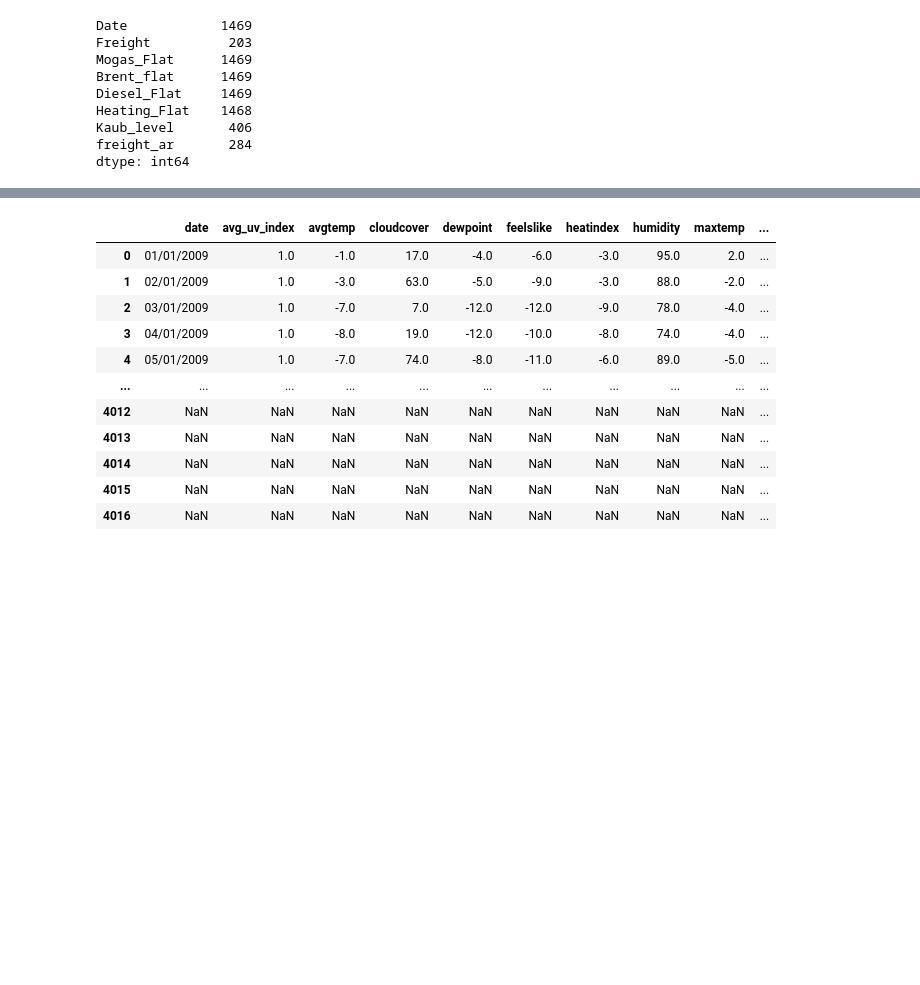
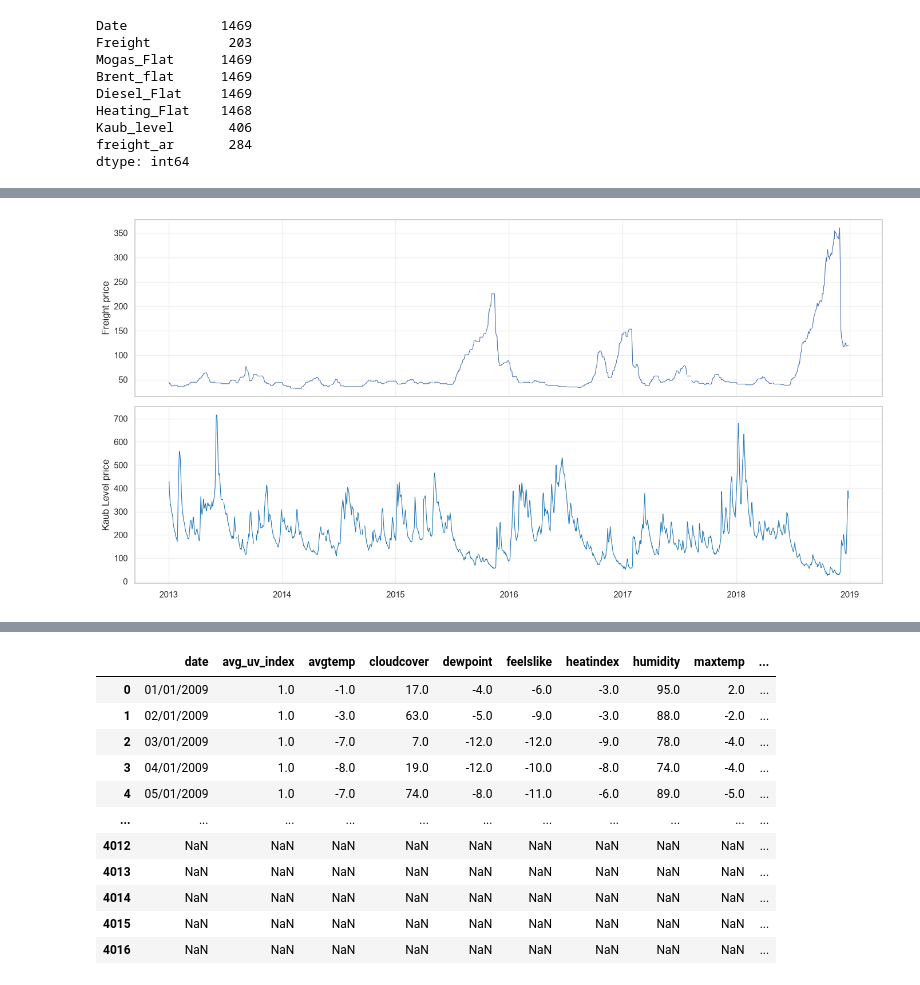
Before and after one commit to pejoCloser/Freight_Challenge, a Jupyter notebook: notebooks/01_EDA.ipynb, the cells around one changed output, grey strips where cells are left out. Drawn from its saved outputs; the diff is of its cells as text; code cells hidden in the pictures; blank space fills up the shorter version.

```diff
--- a/notebooks/01_EDA.ipynb
+++ b/notebooks/01_EDA.ipynb
@@ -118,0 +134,9 @@ dtype: int64
+# %%
+
+# derive columns from the index
+df_freight["year"] = df_freight.index.year
+df_freight["month"] = df_freight.index.month
+df_freight["day"] = df_freight.index.day
+df_freight["dayofweek"] = df_freight.index.dayofweek   # 0 = Monday
+df_freight["dayofyear"] = df_freight.index.dayofyear
+df_freight
@@ -118,0 +158,20 @@ dtype: int64
+# %%
+fig, ax = plt.subplots(2, 1, figsize=(14, 7), sharex=True)
+
+ax[0].plot(df_freight.index, df_freight["Freight"], lw=0.8)
+ax[0].set_ylabel("Freight price")
+
+ax[1].plot(df_freight.index, df_freight["Kaub_level"], lw=0.8, color="tab:blue")
+ax[1].set_ylabel("Kaub Level price")
+
+
+
+for a in ax:
+    a.grid(alpha=0.3)
+
+ax[1].xaxis.set_major_locator(mdates.YearLocator())
+ax[1].xaxis.set_major_formatter(mdates.DateFormatter("%Y"))
+plt.tight_layout()
+plt.show()
+# %% [output]
+[figure, added]
```
Also changed, not shown: parts of 41 cells of this notebook, 2 other files.
